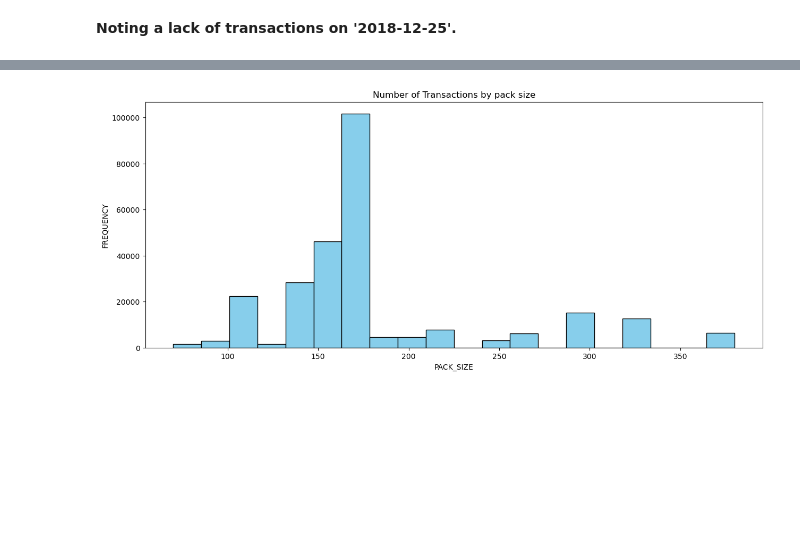
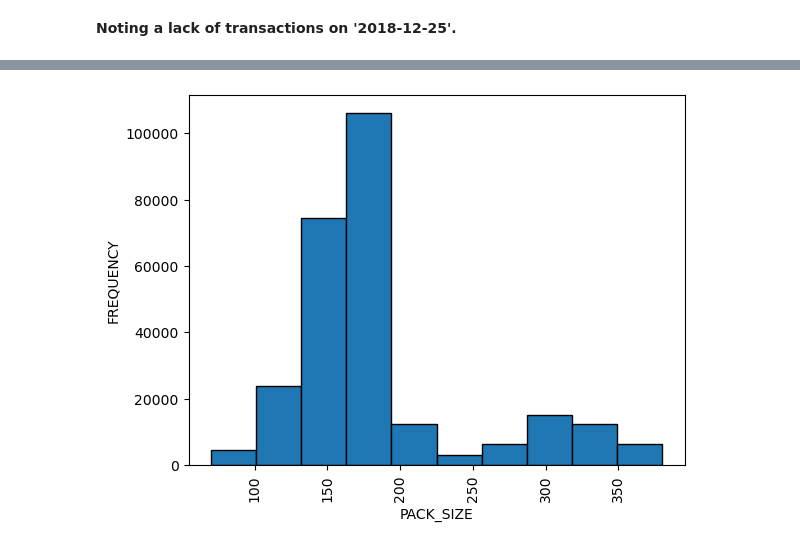
Before and after one commit to ToyosiAk/Quantium_Job_Sim, a Jupyter notebook: Task_One/Quantium.ipynb, the cells around one changed output, grey strips where cells are left out. Cells and saved outputs as stored; diff of their text form; code cells hidden in the pictures; blank space fills up the shorter version.

```diff
--- a/Task_One/Quantium.ipynb
+++ b/Task_One/Quantium.ipynb
@@ -368,12 +354,12 @@ Name: PROD_WEIGHT, Length: 264834, dtype: int32
 # %%
-plt.figure(figsize=(15, 6))
-plt.hist(PACK_SIZE, bins=20, color="skyblue", edgecolor='black')
-plt.title('Number of Transactions by pack size')
+PACK_SIZE.plot(kind='hist', edgecolor='black')
+plt.xticks(rotation=90)
+#plt.title('Number of Transactions by pack size')
 plt.xlabel('PACK_SIZE')
 plt.ylabel('FREQUENCY')
 plt.show()
 # %% [output]
-[figure, old version]
+[figure, new version]
 # %%
 Merged_df = pd.merge(df1, df2, how='left', on='LYLTY_CARD_NBR')
 Merged_df
```
Also changed, not shown: parts of 36 cells of this notebook, 1 other file.
